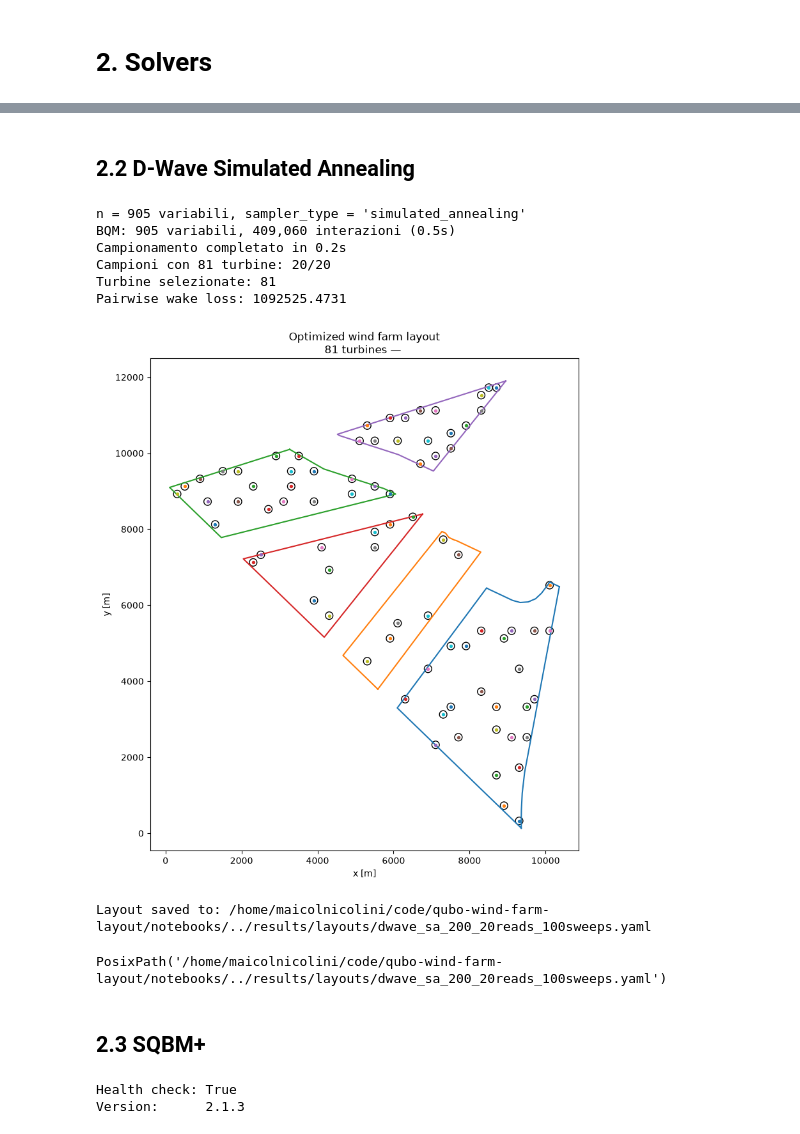
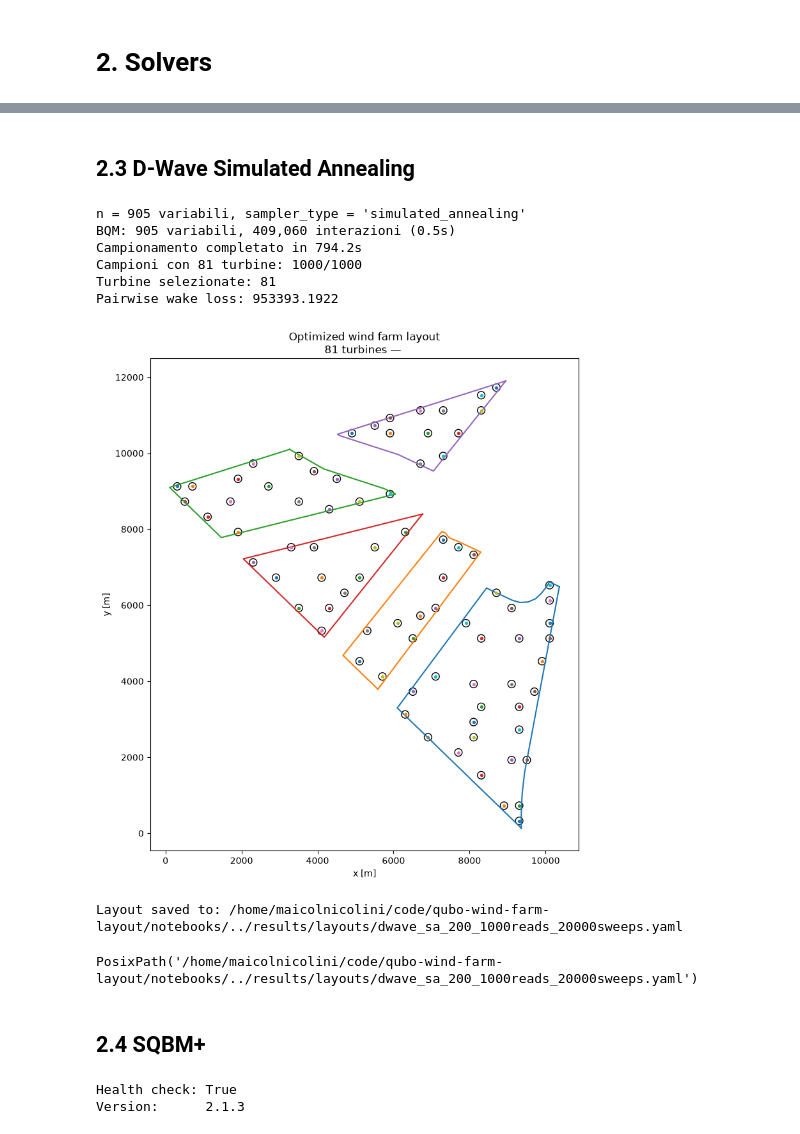
Before and after one commit to NickOLeeney/qubo-wind-farm-layout, a Jupyter notebook: notebooks/03_solve_qubo.ipynb, the cells around one changed output, grey strips where cells are left out. Drawn from its saved outputs; the diff is of its cells as text; code cells hidden in the pictures.

```diff
--- a/notebooks/03_solve_qubo.ipynb
+++ b/notebooks/03_solve_qubo.ipynb
@@ -94,42 +133,42 @@ PosixPath('/home/maicolnicolini/code/qubo-wind-farm-layout/notebooks/../results/
 # %% [markdown]
-## 2.2 D-Wave Simulated Annealing
+## 2.3 D-Wave Simulated Annealing
 # %%
-from src.solvers.dwave_sa import solve_wflo_dwave
+from src.solvers.dwave import solve_wflo_dwave
 from src.solvers.utils import save_benchmark_layout
 
-NUM_READS = 20
-NUM_SWEEPS = 100
+NUM_READS = 1000
+NUM_SWEEPS = 20000
 
 z_dwave, sampleset = solve_wflo_dwave(
     wake_loss_matrix=wake_loss_matrix,
     invalid_pairs=invalid_pairs,
     Q=Q,
     n_turbines=81,
     sampler_type="simulated_annealing",
     num_reads=NUM_READS,   # Dimezzare read e quadruplicare sweep costa lo stesso tempo
     num_sweeps=NUM_SWEEPS, # num_sweeps >= 10 x n variables
     seed=42,
 )
 selected_locations_dwave = candidate_locations[z_dwave.astype(bool)]
 plot_selected_layout(selected_locations=selected_locations_dwave)
 save_benchmark_layout(
     selected_locations=selected_locations_dwave,
     solver_name="dwave_sa",
     filename=f"dwave_sa_{GRID_RESOLUTION}_{NUM_READS}reads_{NUM_SWEEPS}sweeps.yaml",
     grid_resolution=GRID_RESOLUTION,
 )
 # %% [output]
 n = 905 variabili, sampler_type = 'simulated_annealing'
 BQM: 905 variabili, 409,060 interazioni (0.5s)
-Campionamento completato in 0.2s
-Campioni con 81 turbine: 20/20
+Campionamento completato in 794.2s
+Campioni con 81 turbine: 1000/1000
 Turbine selezionate: 81
-Pairwise wake loss: 1092525.4731
+Pairwise wake loss: 953393.1922
-[figure, old version]
+[figure, new version]
-Layout saved to: /home/maicolnicolini/code/qubo-wind-farm-layout/notebooks/../results/layouts/dwave_sa_200_20reads_100sweeps.yaml
+Layout saved to: /home/maicolnicolini/code/qubo-wind-farm-layout/notebooks/../results/layouts/dwave_sa_200_1000reads_20000sweeps.yaml
-PosixPath('/home/maicolnicolini/code/qubo-wind-farm-layout/notebooks/../results/layouts/dwave_sa_200_20reads_100sweeps.yaml')
+PosixPath('/home/maicolnicolini/code/qubo-wind-farm-layout/notebooks/../results/layouts/dwave_sa_200_1000reads_20000sweeps.yaml')
 # %% [markdown]
-## 2.3 SQBM+
+## 2.4 SQBM+
 # %%
 from src.solvers.sqbm import SQBMClient, solve_wflo_sqbm
 
```
Also changed, not shown: parts of 7 cells of this notebook, 23 other files.
